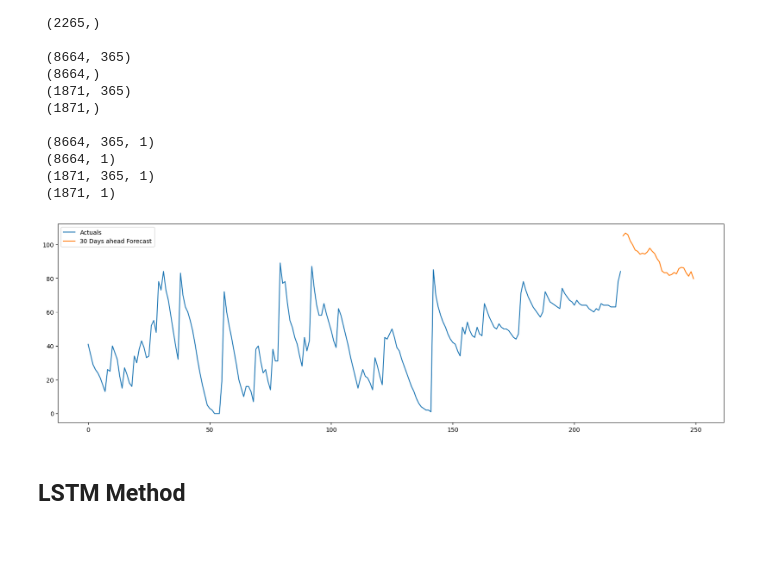
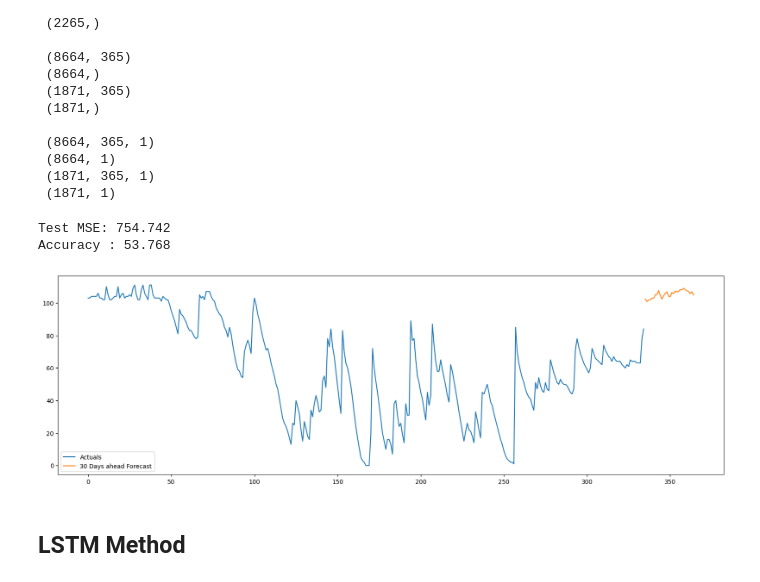
Before and after one commit to RompfRobert/Machine_Learning_and_Deep_Learning, a Jupyter notebook: Capstone-Project/test2.ipynb, the cells around one changed output. Saved outputs shown, nothing was run; the diff lists cells and outputs as text; code cells hidden in the pictures; blank space fills up the shorter version.

```diff
--- a/Capstone-Project/test2.ipynb
+++ b/Capstone-Project/test2.ipynb
@@ -440,26 +448,37 @@ print()
  (8664, 1)
  (1871, 365, 1)
  (1871, 1)
+# %%
+linear = LinearRegression()
+linear.fit(X_train.reshape(X_train.shape[0], TIME_WINDOW), y_train)
+predictions = linear.predict(X_test.reshape(X_test.shape[0],TIME_WINDOW))
+error = metrics.mean_squared_error(y_test, predictions)
+accuracy = metrics.r2_score(y_test, predictions)*100
+print('Test MSE: %.3f' % error)
+print('Accuracy : %.3f' % accuracy)
+# %% [output]
+Test MSE: 754.742
+Accuracy : 53.768
 # %%
 input = X_test[-1:].reshape(1,-1)
 history = [x for x in df2['BF10'].values]
 forecast = []
 
 for i in range(30):
     yhat = linear.predict(input)
     input = list(input[0])
     pred = yhat[0][0]
     forecast.append(pred)
     input.append(pred)
     input = np.array(input[-TIME_WINDOW:]).reshape(1,TIME_WINDOW)
 
 plt.figure(figsize = (20,6))
-plt.plot(history[-250:-30], label='Actuals')
-plt.plot(range(220,250),forecast, label ='30 Days ahead Forecast')
+plt.plot(history[-TIME_WINDOW:-30], label='Actuals')
+plt.plot(range(TIME_WINDOW-30,TIME_WINDOW),forecast, label ='30 Days ahead Forecast')
 plt.legend()
 plt.show()
 # %% [output]
-[figure, old version]
+[figure, new version]
 # %% [markdown]
 ## LSTM Method
 # %%
```
Also changed, not shown: parts of 28 cells of this notebook, 3 other files.
